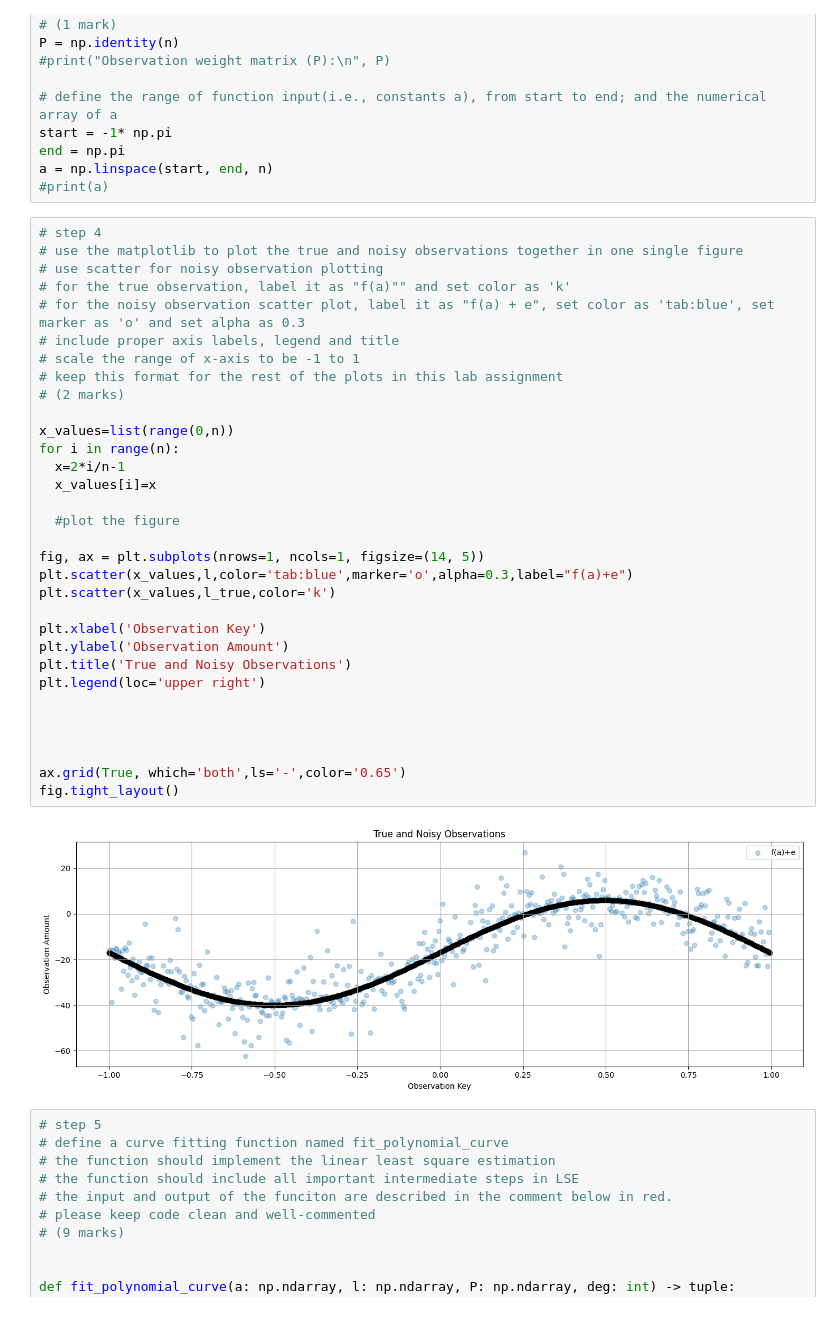
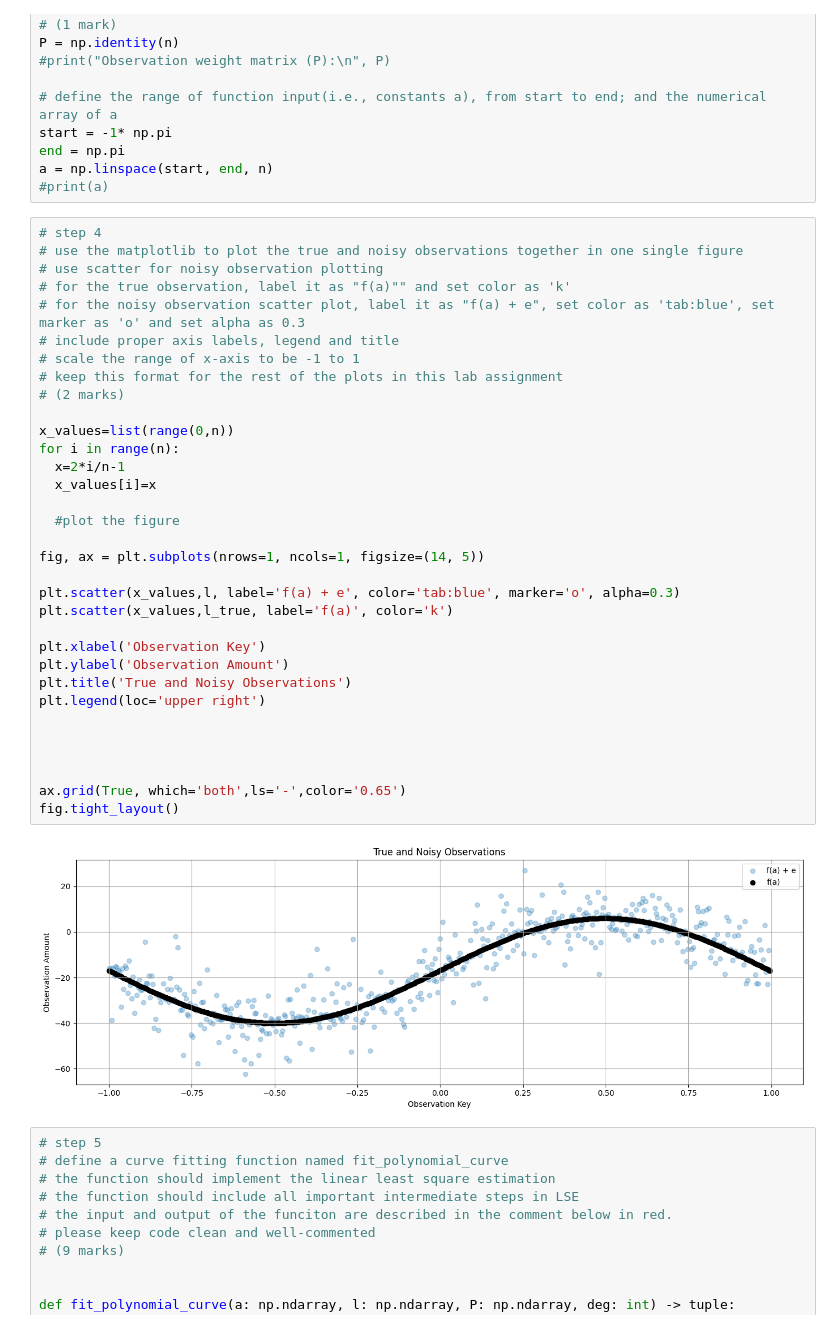
Before and after one commit to azizaahsan1/engg680_2024_fall, a Jupyter notebook: Lab_Assignment2/Assignment2.ipynb, the cells around one changed output. Saved outputs shown, nothing was run; the diff lists cells and outputs as text.

```diff
--- a/Lab_Assignment2/Assignment2.ipynb
+++ b/Lab_Assignment2/Assignment2.ipynb
@@ -72,36 +72,37 @@ a = np.linspace(start, end, n)
 # step 4
 # use the matplotlib to plot the true and noisy observations together in one single figure
 # use scatter for noisy observation plotting
 # for the true observation, label it as "f(a)"" and set color as 'k'
 # for the noisy observation scatter plot, label it as "f(a) + e", set color as 'tab:blue', set marker as 'o' and set alpha as 0.3
 # include proper axis labels, legend and title
 # scale the range of x-axis to be -1 to 1
 # keep this format for the rest of the plots in this lab assignment
 # (2 marks)
 
 x_values=list(range(0,n))
 for i in range(n):
   x=2*i/n-1
   x_values[i]=x
 
   #plot the figure
 
 fig, ax = plt.subplots(nrows=1, ncols=1, figsize=(14, 5))
-plt.scatter(x_values,l,color='tab:blue',marker='o',alpha=0.3,label="f(a)+e")
-plt.scatter(x_values,l_true,color='k')
+
+plt.scatter(x_values,l, label='f(a) + e', color='tab:blue', marker='o', alpha=0.3)
+plt.scatter(x_values,l_true, label='f(a)', color='k')
 
 plt.xlabel('Observation Key')
 plt.ylabel('Observation Amount')
 plt.title('True and Noisy Observations')
 plt.legend(loc='upper right')
 
 
 
 
 ax.grid(True, which='both',ls='-',color='0.65')
 fig.tight_layout()
 # %% [output]
-[figure, old version]
+[figure, new version]
 # %%
 # step 5
 # define a curve fitting function named fit_polynomial_curve
```
Also changed, not shown: parts of 6 cells of this notebook.
